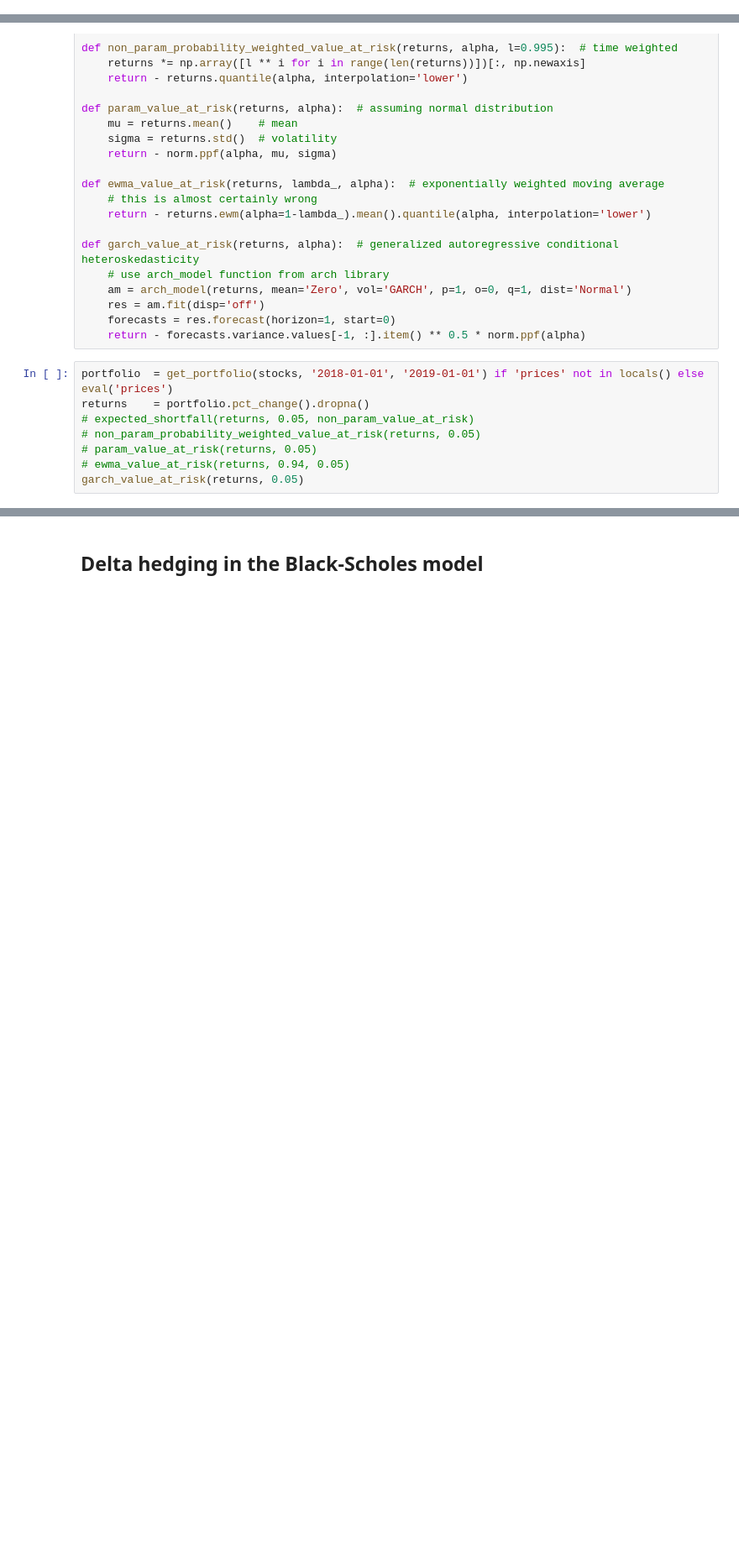
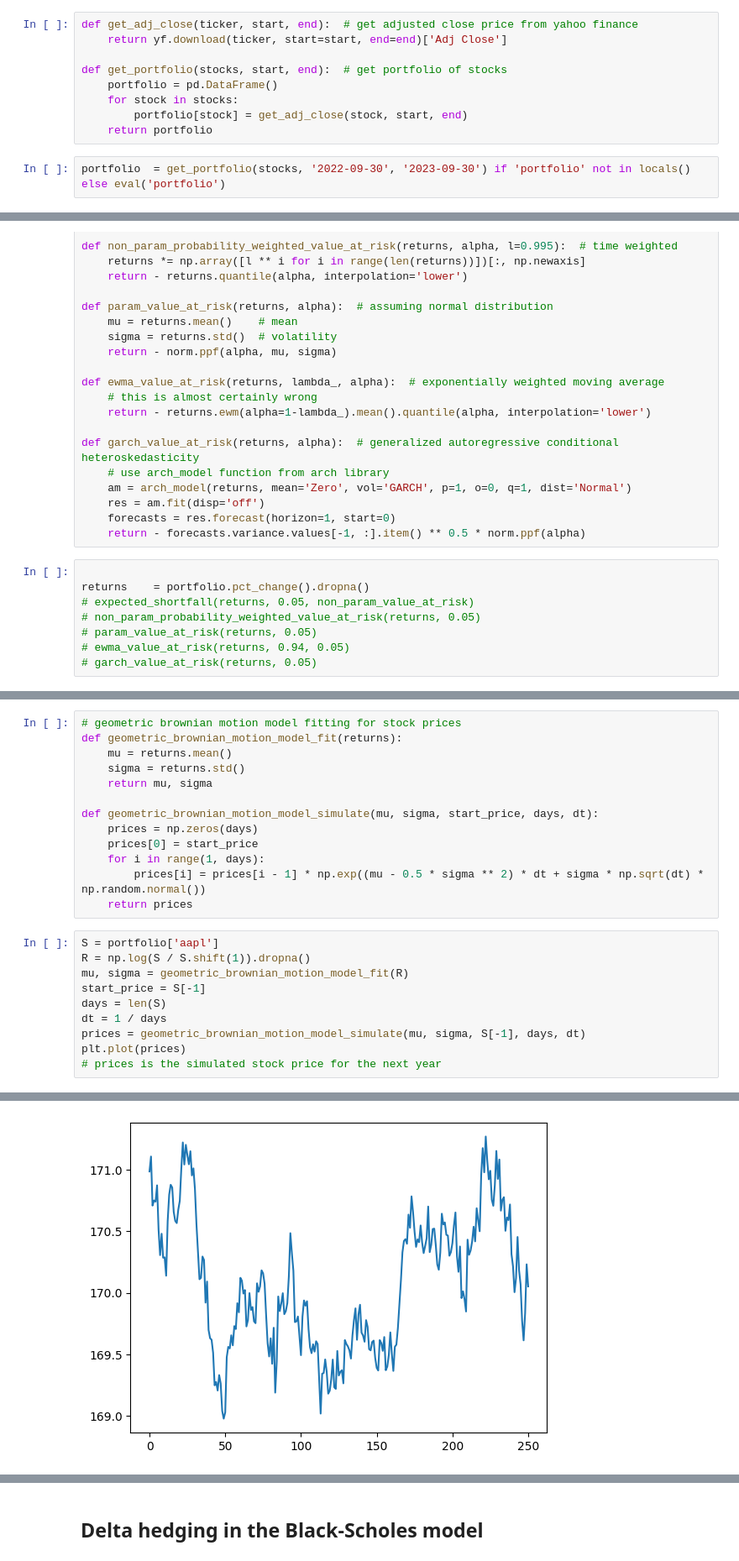
Before and after one commit to syrkis/finfun, a Jupyter notebook: notebook.ipynb, the cells around one changed output, grey strips where cells are left out. Shown at 84% size. Cells and saved outputs as stored; diff of their text form; blank space fills up the shorter version.

```diff
--- a/notebook.ipynb
+++ b/notebook.ipynb
@@ -12,2 +16,13 @@ warnings.filterwarnings("ignore")
+# %%
+def get_adj_close(ticker, start, end):  # get adjusted close price from yahoo finance
+    return yf.download(ticker, start=start, end=end)['Adj Close']
+
+def get_portfolio(stocks, start, end):  # get portfolio of stocks
+    portfolio = pd.DataFrame()
+    for stock in stocks:
+        portfolio[stock] = get_adj_close(stock, start, end)
+    return portfolio
+# %%
+portfolio  = get_portfolio(stocks, '2022-09-30', '2023-09-30') if 'portfolio' not in locals() else eval('portfolio')
 # %% [markdown]
 ## Market risk
@@ -56,10 +55,10 @@ def garch_value_at_risk(returns, alpha):  # generalized autoregressive condition
     forecasts = res.forecast(horizon=1, start=0)
     return - forecasts.variance.values[-1, :].item() ** 0.5 * norm.ppf(alpha)
 # %%
-portfolio  = get_portfolio(stocks, '2018-01-01', '2019-01-01') if 'prices' not in locals() else eval('prices')
+
 returns    = portfolio.pct_change().dropna()
 # expected_shortfall(returns, 0.05, non_param_value_at_risk)
 # non_param_probability_weighted_value_at_risk(returns, 0.05)
 # param_value_at_risk(returns, 0.05)
 # ewma_value_at_risk(returns, 0.94, 0.05)
-garch_value_at_risk(returns, 0.05)
+# garch_value_at_risk(returns, 0.05)
@@ -104,0 +83,24 @@ stock = portfolio[stocks['Apple']]
+# %%
+# geometric brownian motion model fitting for stock prices
+def geometric_brownian_motion_model_fit(returns):
+    mu = returns.mean()
+    sigma = returns.std()
+    return mu, sigma
+
+def geometric_brownian_motion_model_simulate(mu, sigma, start_price, days, dt):
+    prices = np.zeros(days)
+    prices[0] = start_price
+    for i in range(1, days):
+        prices[i] = prices[i - 1] * np.exp((mu - 0.5 * sigma ** 2) * dt + sigma * np.sqrt(dt) * np.random.normal())
+    return prices
+# %%
+S = portfolio['aapl']
+R = np.log(S / S.shift(1)).dropna()
+mu, sigma = geometric_brownian_motion_model_fit(R)
+start_price = S[-1]
+days = len(S)
+dt = 1 / days
+prices = geometric_brownian_motion_model_simulate(mu, sigma, S[-1], days, dt)
+plt.plot(prices)
+# prices is the simulated stock price for the next year
+# %% [output]
@@ -104,0 +108 @@ stock = portfolio[stocks['Apple']]
+[figure, added]
```
Also changed, not shown: parts of 13 cells of this notebook.
